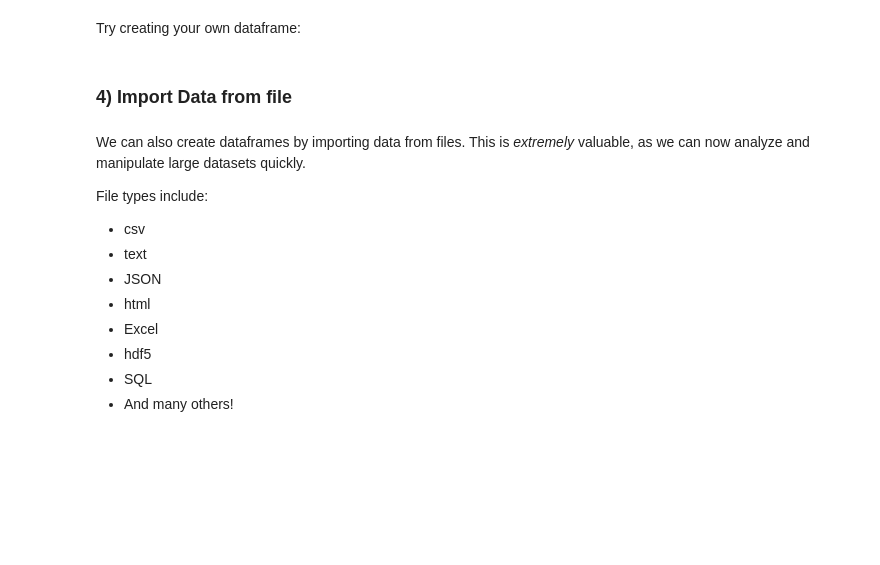
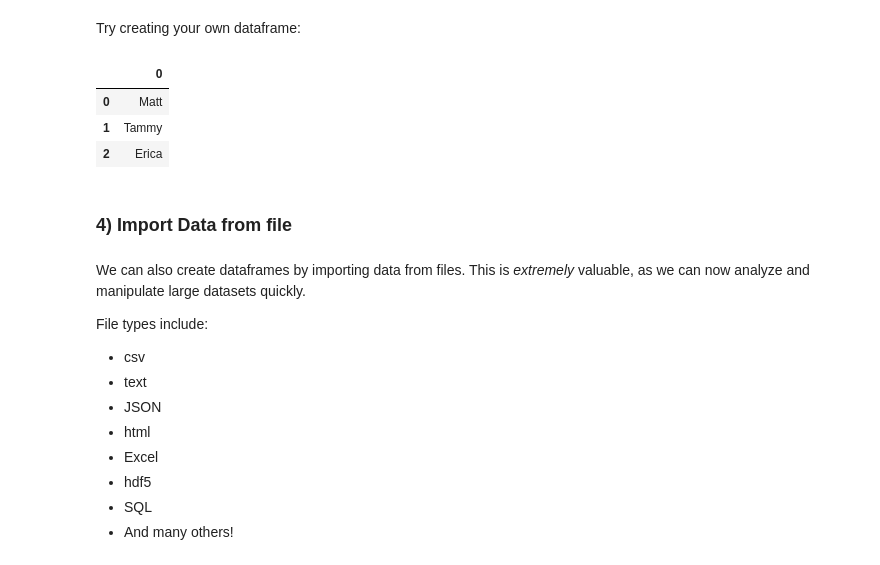
Before and after one commit to ECSHackWeek/ECSHackWeek_Dallas, a Jupyter notebook: tutorials/Pandas.ipynb, the cells around one changed output. Cells and saved outputs as stored; diff of their text form; code cells hidden in the pictures; blank space fills up the shorter version.

```diff
--- a/tutorials/Pandas.ipynb
+++ b/tutorials/Pandas.ipynb
@@ -50,5 +70,13 @@ df
 # %% [markdown]
 Try creating your own dataframe:
+# %%
+eggletons = pd.DataFrame(['Matt','Tammy','Erica'])
+eggletons
+# %% [output]
+|  | 0 |
+| 0 | Matt |
+| 1 | Tammy |
+| 2 | Erica |
 # %% [markdown]
 ### 4) Import Data from file
 # %% [markdown]
```
Also changed, not shown: parts of 30 cells of this notebook.
